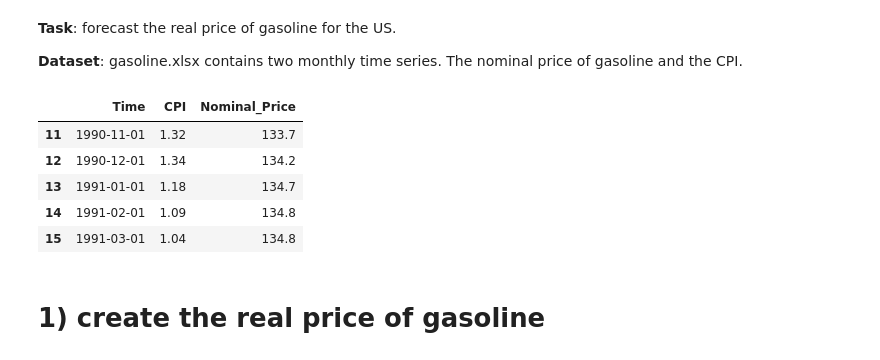
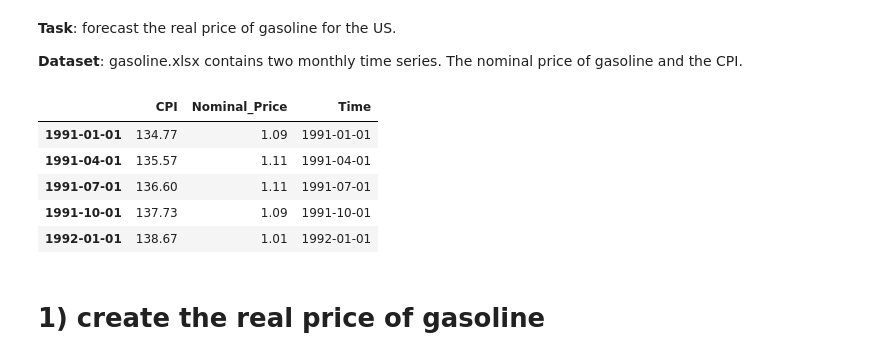
Before and after one commit to giordanovitale/Time-Series-Assignments, a Jupyter notebook: Assignment 3/Assignment3.ipynb, the cells around one changed output. Cells and saved outputs as stored; diff of their text form; code cells hidden in the pictures.

```diff
--- a/Assignment 3/Assignment3.ipynb
+++ b/Assignment 3/Assignment3.ipynb
@@ -14,29 +16,30 @@ from statsmodels.graphics.tsaplots import plot_acf
 
 pd.set_option("display.precision", 2)
+# %%
+fred_key = '17193bb5d3d0af2508e249e344961fcf'
+fred = Fred(api_key=fred_key)
+# %%
+def get_fred_data(code):
+    return fred.get_series(code, frequency = 'q')
+
+fred_codes = {'CPI' : 'CPIAUCSL',
+              'Nominal_Price' : 'GASREGW'}
+
+gasoline = pd.DataFrame()
+
+for var in fred_codes.keys():
+    gasoline[var] = get_fred_data(fred_codes[var])
 # %%
-gasoline = pd.read_excel('gasoline.xls')
-
-# rename the columns
-gasoline.rename(columns=
-                {'Unnamed: 1': 'CPI',
-                 'Unnamed: 2': 'Nominal_Price',
-                 'FRED Graph Observations': 'Time'},
-                 inplace = True)
-
-# convert to datetime
-gasoline['Time'] = pd.to_datetime(gasoline['Time'], errors = 'coerce')
-
-# remove the unnecessary descriptions
+gasoline['Time'] = pd.to_datetime(gasoline.index)
 gasoline = gasoline.query("Time >= '1990-11-01'")
-
 gasoline.head()
 # %% [output]
-|  | Time | CPI | Nominal_Price |
-| 11 | 1990-11-01 | 1.32 | 133.7 |
-| 12 | 1990-12-01 | 1.34 | 134.2 |
-| 13 | 1991-01-01 | 1.18 | 134.7 |
-| 14 | 1991-02-01 | 1.09 | 134.8 |
-| 15 | 1991-03-01 | 1.04 | 134.8 |
+|  | CPI | Nominal_Price | Time |
+| 1991-01-01 | 134.77 | 1.09 | 1991-01-01 |
+| 1991-04-01 | 135.57 | 1.11 | 1991-04-01 |
+| 1991-07-01 | 136.60 | 1.11 | 1991-07-01 |
+| 1991-10-01 | 137.73 | 1.09 | 1991-10-01 |
+| 1992-01-01 | 138.67 | 1.01 | 1992-01-01 |
 # %% [markdown]
 # 1) create the real price of gasoline
 # %% [markdown]
```
Also changed, not shown: parts of 11 cells of this notebook.
